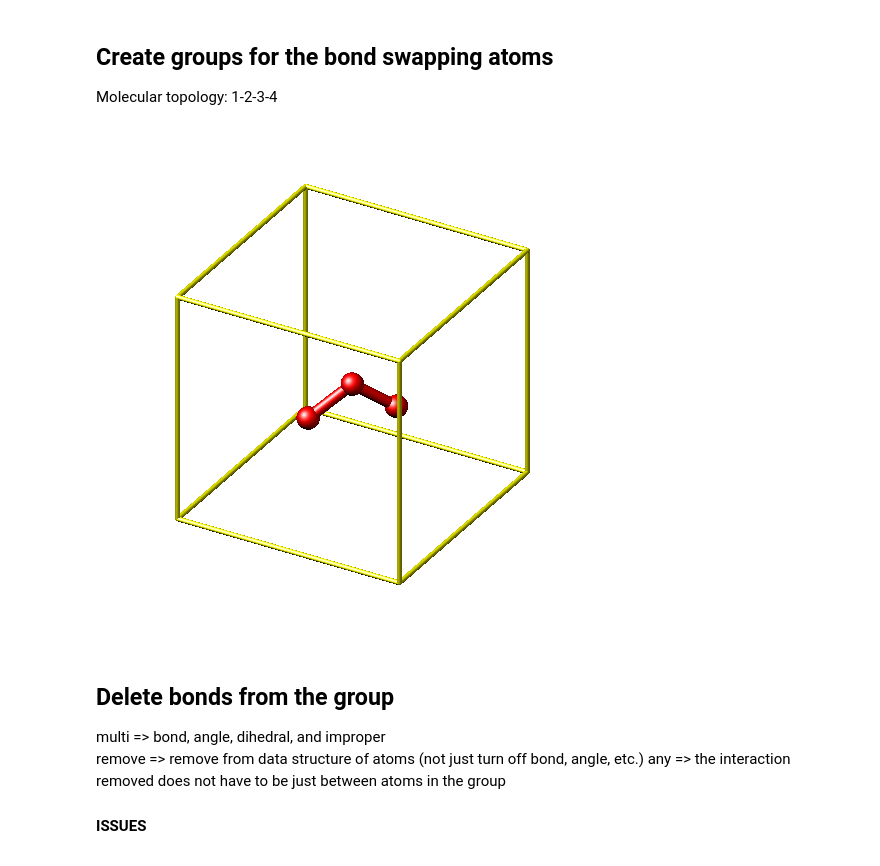
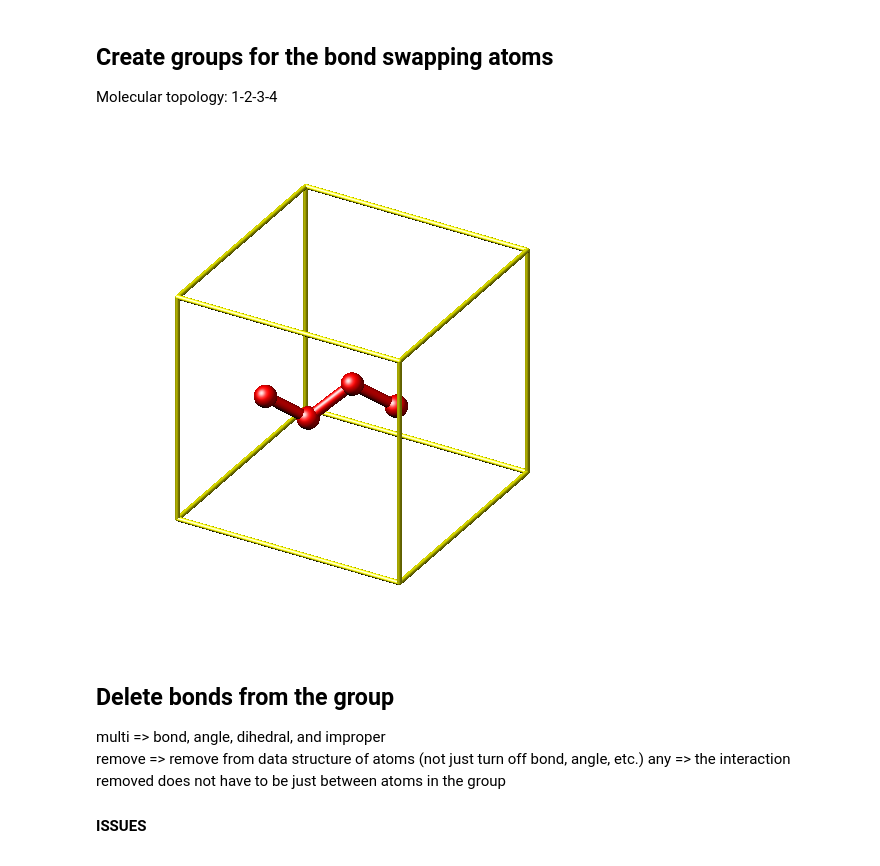
Before and after one commit to marshallmcdonnell/lmps_keating, a Jupyter notebook: silicon.ipynb, the cells around one changed output. Saved outputs shown, nothing was run; the diff lists cells and outputs as text; code cells hidden in the pictures.

```diff
--- a/silicon.ipynb
+++ b/silicon.ipynb
@@ -135,9 +136,9 @@ L.command('group BD union B D')
 L.command('group ABC union A B C')
 L.command('group BCD union B C D')
 # %%
-L.image(group='BCD')
+L.image(group='ABCD')
 # %% [output]
-[figure, old version]
+[figure, new version]
 # %% [markdown]
 ## Delete bonds from the group
 multi => bond, angle, dihedral, and improper
```
Also changed, not shown: parts of 4 cells of this notebook, 1 other file.
